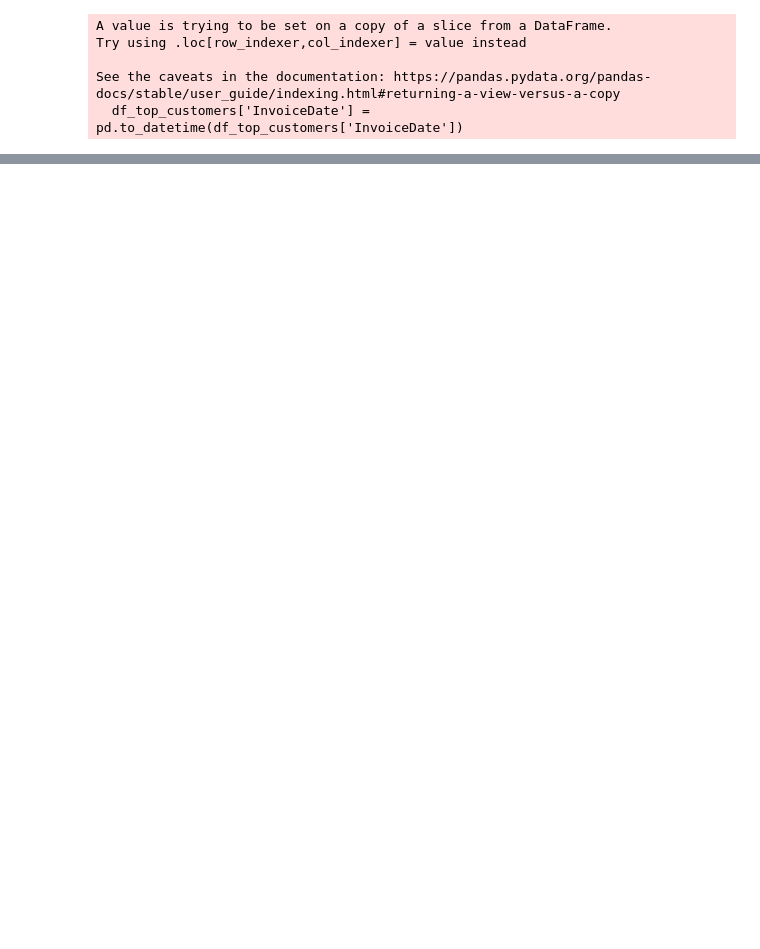
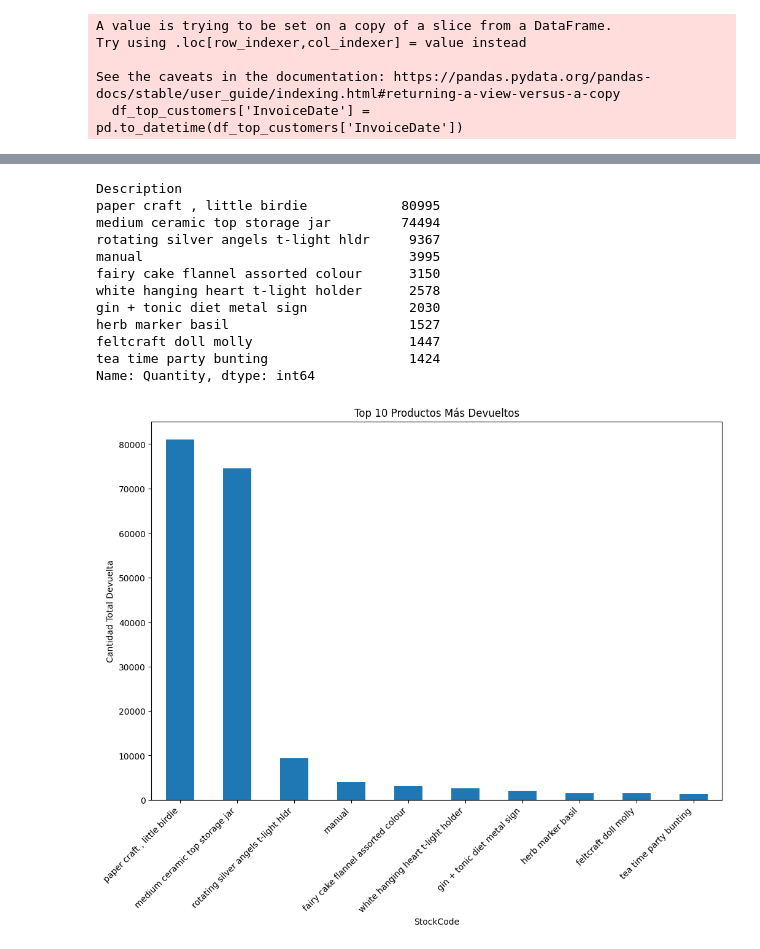
Before and after one commit to LuisHermenegildo1/wizeline_2024_equipo_5, a Jupyter notebook: src/components/lh_data_explotation.ipynb, the cells around one changed output, grey strips where cells are left out. Drawn from its saved outputs; the diff is of its cells as text; code cells hidden in the pictures; blank space fills up the shorter version.

```diff
--- a/src/components/lh_data_explotation.ipynb
+++ b/src/components/lh_data_explotation.ipynb
@@ -227,0 +229,34 @@ plt.show()
+# %%
+# Filtrar las devoluciones (cantidad negativa)
+df_devoluciones = df[df['Quantity'] < 0]
+
+# Agrupar por StockCode y sumar las devoluciones
+productos_devueltos = df_devoluciones.groupby('Description')['Quantity'].sum().sort_values()
+
+# Seleccionar los 10 productos con más devoluciones (en valor absoluto)
+top_devoluciones = productos_devueltos.head(10).abs()
+
+print(top_devoluciones)
+
+# Crear la gráfica de barras
+plt.figure(figsize=(12, 8))
+top_devoluciones.plot(kind='bar')
+plt.title('Top 10 Productos Más Devueltos')
+plt.xlabel('StockCode')
+plt.ylabel('Cantidad Total Devuelta')
+plt.xticks(rotation=45,  ha='right')
+plt.show()
+# %% [output]
+Description
+paper craft , little birdie            80995
+medium ceramic top storage jar         74494
+rotating silver angels t-light hldr     9367
+manual                                  3995
+fairy cake flannel assorted colour      3150
+white hanging heart t-light holder      2578
+gin + tonic diet metal sign             2030
+herb marker basil                       1527
+feltcraft doll molly                    1447
+tea time party bunting                  1424
+Name: Quantity, dtype: int64
+[figure, added]
```
Also changed, not shown: parts of 16 cells of this notebook, 2 other files.
